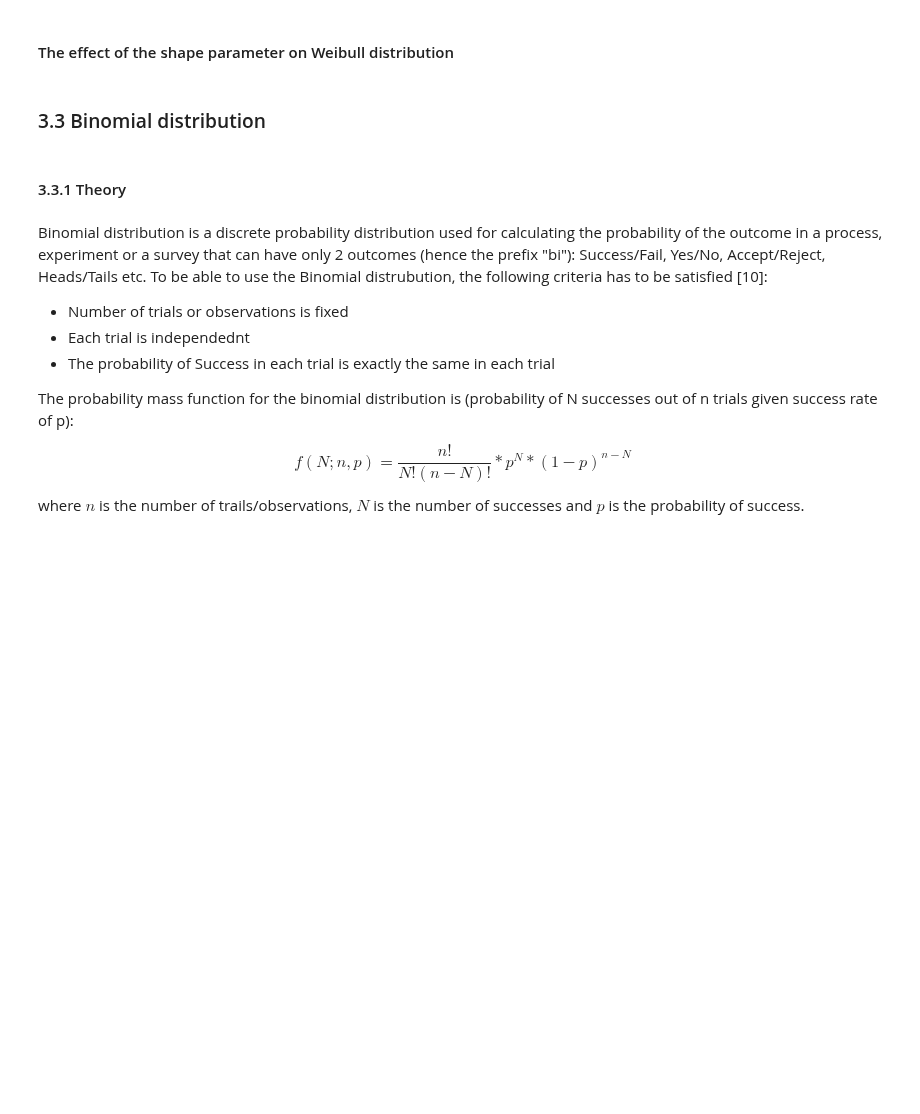
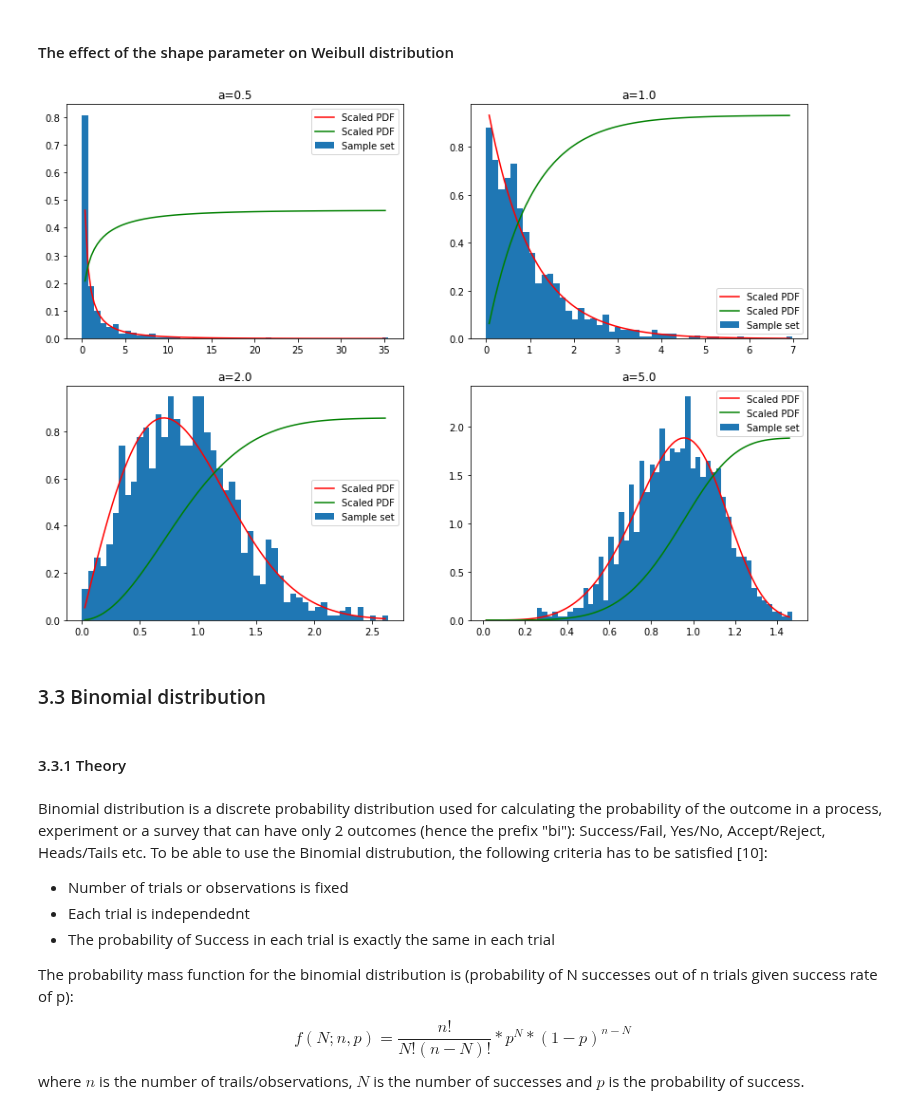
Before and after one commit to przemekbil/PfDA_2021, a Jupyter notebook: Assignments/Assignment.ipynb, the cells around one changed output. Drawn from its saved outputs; the diff is of its cells as text; code cells hidden in the pictures; blank space fills up the shorter version.

```diff
--- a/Assignments/Assignment.ipynb
+++ b/Assignments/Assignment.ipynb
@@ -622,48 +631,53 @@ plt.show()
 # %% [markdown]
 #### The effect of the shape parameter on Weibull distribution
 # %%
+# function to plot a subplot
 def sub_plt(p, a):
+    # generate the sample from the Weibull distribution
     weibull_set = rng.weibull(a, 1000)
 
-    # calculate x and y for the Weibull's PDF and CDF
+    # define the x axis of the plot
     x = np.arange(1, 100.)/100.*max(weibull_set)
+
+    # calculate values of the Weibull's PDF and CDF at every x value
     y = weibull_min.pdf(x, a, loc=0, scale=1)
     y2 = weibull_min.cdf(x, a, loc=0, scale=1)
 
     # Add the histogram of weibull's sample set to the plot
-    count, bins, ignored = p.hist(weibull_set, 50, label='Sample set')
-
-    # scale factors for PDF and CDF
-    scale = count.max()/y.max()
-    scale2 = count.max()/y2.max()
+    count, bins, ignored = p.hist(weibull_set, 50, density=True, label='Sample set')
 
     # Add scaled PDF and CDF to the plot
-    p.plot(x, y*scale, color='red', label='Scaled PDF')
-    p.plot(x, y2*scale2, color='green', label='Scaled PDF')
+    p.plot(x, y, color='red', label='Scaled PDF')
+    # scale the cdf function to match the top of pdf
+    p.plot(x, y2*y.max(), color='green', label='Scaled PDF')
 
+    # add legend and a title
     p.legend()
     p.title('a={}'.format(a))
 
 # as per How to increase the spacing between subplots in Matplotlib [9]
 plt.rcParams["figure.figsize"] = [14, 10]
 
+# Plot 4 Weibull distrubutions with 4 different a parameters
 a=0.5
 plt.subplot(2,2,1)
 sub_plt(plt, a)
 
 a=1.
 plt.subplot(2,2,2)
 sub_plt(plt, a)
 
 a=2.
 plt.subplot(2,2,3)
 sub_plt(plt, a)
 
 a=5.
 plt.subplot(2,2,4)
 sub_plt(plt, a)
 
 plt.show()
+# %% [output]
+[figure, added]
 # %% [markdown]
 <a id="par3.3"></a>
 ### 3.3 Binomial distribution
```
Also changed, not shown: parts of 19 cells of this notebook.
